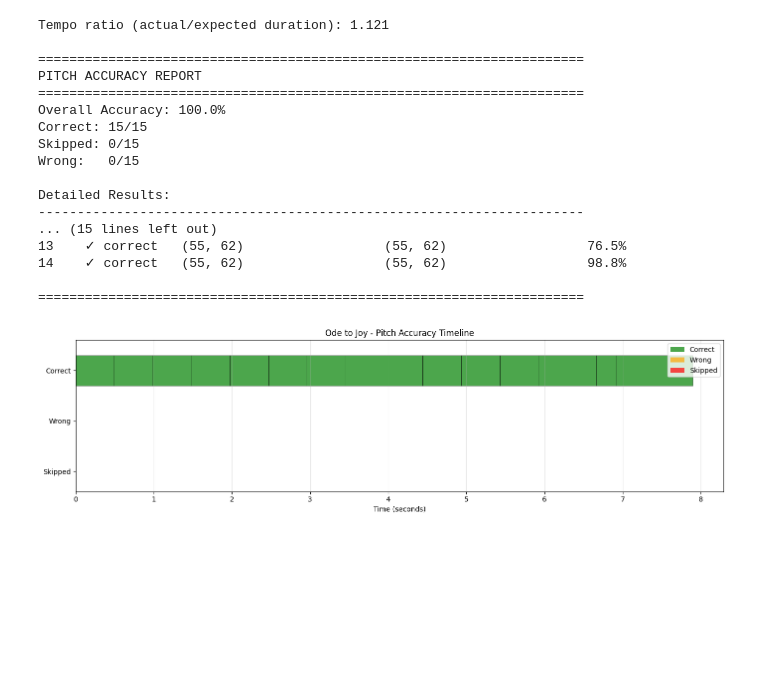
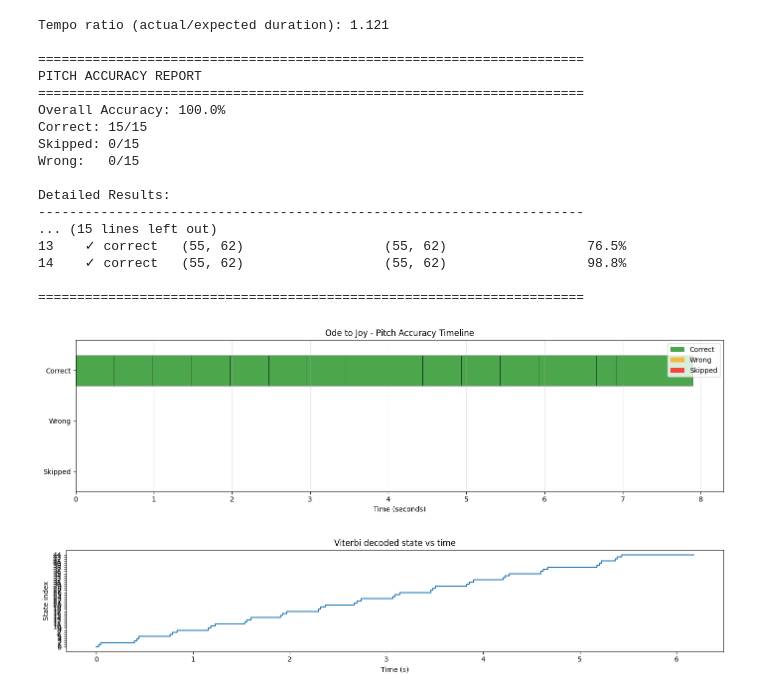
Before and after one commit to schakk34/piano_accuracy, a Jupyter notebook: HarmonyHMM.ipynb, the cells around one changed output. Saved outputs shown, nothing was run; the diff lists cells and outputs as text; code cells hidden in the pictures; blank space fills up the shorter version.

Commit message:
tested ode to joy tests

```diff
--- a/HarmonyHMM.ipynb
+++ b/HarmonyHMM.ipynb
@@ -1107,3 +1103,29 @@ Detailed Results:
 
 ======================================================================
 [figure]
+# %%
+mp3_path = "tests/piano-synth/target_music/ode_to_joy_harmony_fast.mp3"
+segments = list(zip(combo_pitches, combo_beats))
+C, y, sr = mp3_to_cqt_db(mp3_path, sr=22050, hop_length=512)
+dt_ms = dt_ms_from_cqt(sr, hop_length=512)
+onset_env = onset_strength_envelope(y, sr, hop_length=512)
+states, A, pi = build_ASR_states_segments(segments, bpm_ref, dt_ms,
+                                         frac_attack=0.15, frac_release=0.15,
+                                         min_A=1, min_S=1, min_R=1,
+                                         p_start_to_first=0.02,
+                                         end_selfloop=True,
+                                         tempo_slack=1.02)
+TPL = build_ASR_templates_segments(states, fmin=librosa.note_to_hz("C2"), n_bins=84, bins_per_octave=12, window=1)
+B, scores = emissions_ASR(C, TPL, onset_env, states, scale_pitch=2.0, w_attack_onset=4.0, w_sustain_onset=-0.3, w_release_onset=-0.3, w_release_energy=-0.2)
+mask = boundary_mask_segments(states)
+
+same_pitch_mask = np.zeros_like(mask)
+for i in range(len(states)):
+    for j in range(len(states)):
+        if mask[i, j] and states[i].get("pitches") == states[j].get("pitches"):
+            same_pitch_mask[i, j] = True
+path, dp = viterbi_ASR(A, pi, B, on01=onset_env, boundary_boost_mask=mask, bonus=6.0,
+                       same_pitch_boundary_mask=same_pitch_mask, same_pitch_bonus=4.0)
+plot_state_path(path, sr, hop_length=512, title="Viterbi decoded state vs time")
+# %% [output]
+[figure, added]
```
Also changed, not shown: parts of 5 cells of this notebook.
